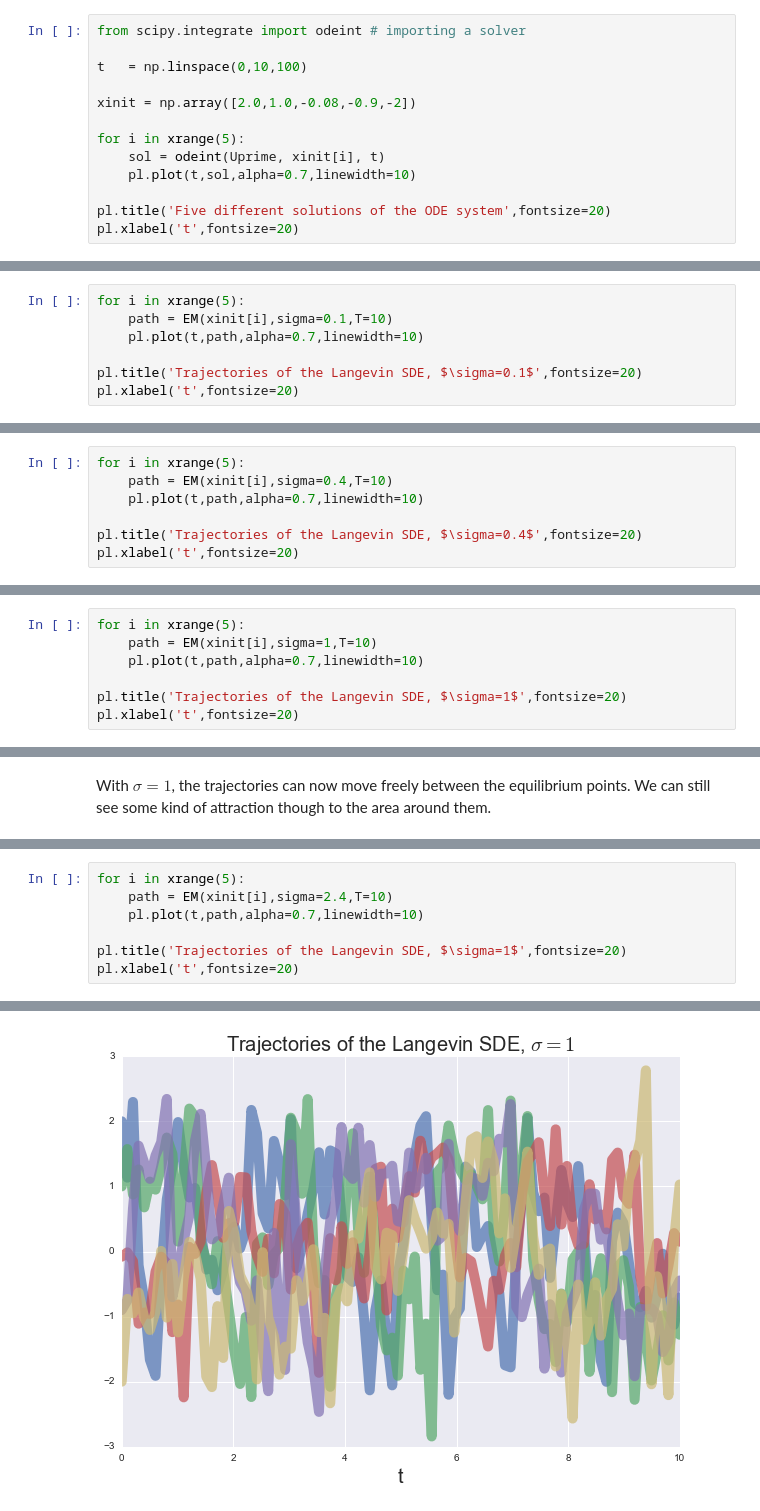
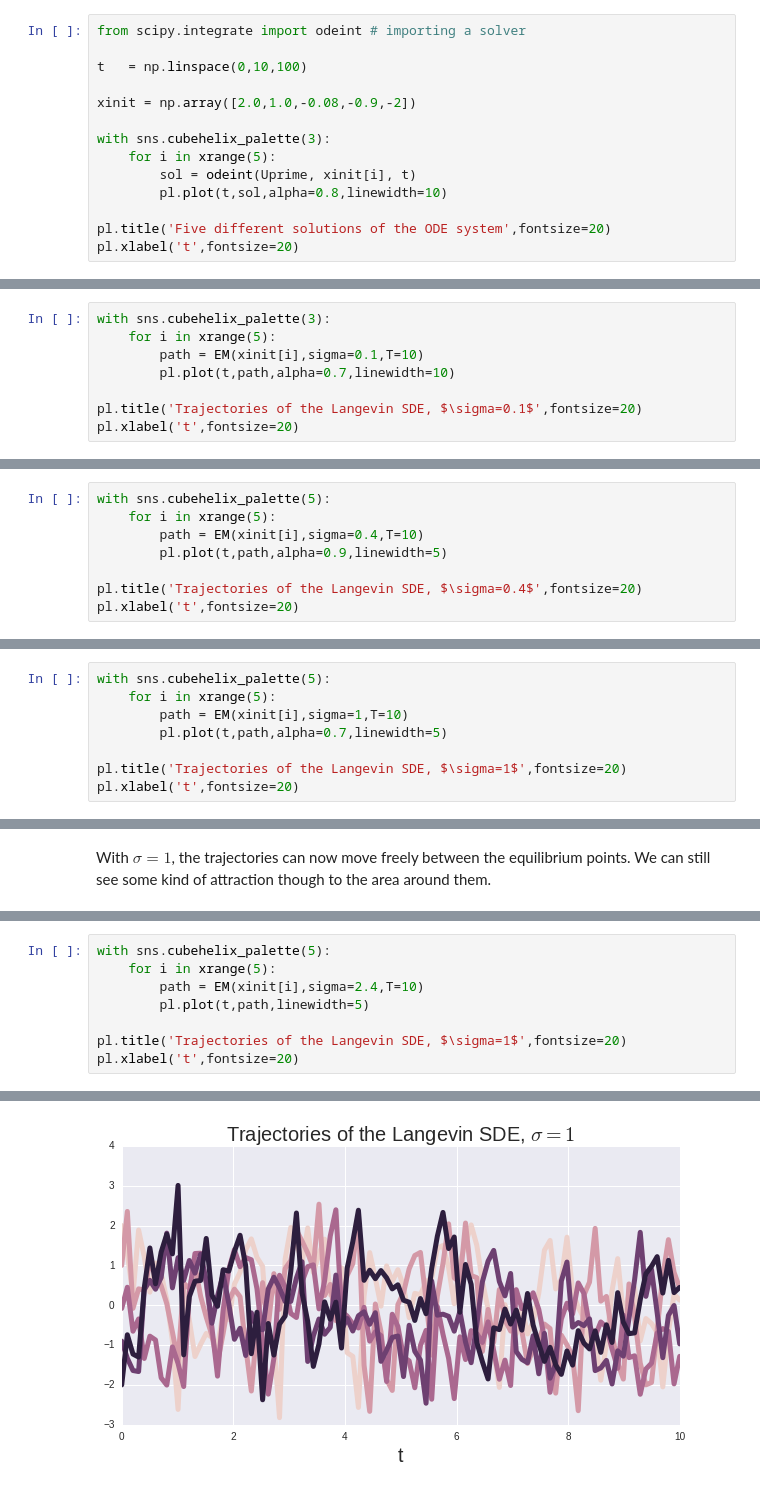
Before and after one commit to kgourgou/stoch-algo-variational-inference, a Jupyter notebook: ipython_notebooks/langevin.ipynb, the cells around one changed output, grey strips where cells are left out. Saved outputs shown, nothing was run; the diff lists cells and outputs as text.

```diff
--- a/ipython_notebooks/langevin.ipynb
+++ b/ipython_notebooks/langevin.ipynb
@@ -72,9 +74,10 @@ t   = np.linspace(0,10,100)
 
 xinit = np.array([2.0,1.0,-0.08,-0.9,-2])
 
-for i in xrange(5):
-    sol = odeint(Uprime, xinit[i], t)
-    pl.plot(t,sol,alpha=0.7,linewidth=10)
+with sns.cubehelix_palette(3):
+    for i in xrange(5):
+        sol = odeint(Uprime, xinit[i], t)
+        pl.plot(t,sol,alpha=0.8,linewidth=10)
 
 pl.title('Five different solutions of the ODE system',fontsize=20)
 pl.xlabel('t',fontsize=20)
@@ -122,9 +125,10 @@ def EM(xinit,sigma,T,Dt=0.1,a=-1,b=1):
 # %% [markdown]
 Now we can reproduce the picture from the deterministic case, but this time with the extra stochastic part. When $\sigma$ is small, we see a similar picture with previously as the deterministic dynamics overpower the stochasticity.
 # %%
-for i in xrange(5):
-    path = EM(xinit[i],sigma=0.1,T=10)
-    pl.plot(t,path,alpha=0.7,linewidth=10)
+with sns.cubehelix_palette(3):
+    for i in xrange(5):
+        path = EM(xinit[i],sigma=0.1,T=10)
+        pl.plot(t,path,alpha=0.7,linewidth=10)
 
 pl.title('Trajectories of the Langevin SDE, $\sigma=0.1$',fontsize=20)
 pl.xlabel('t',fontsize=20)
@@ -134,7 +138,8 @@ pl.xlabel('t',fontsize=20)
 # %%
-for i in xrange(5):
-    path = EM(xinit[i],sigma=0.4,T=10)
-    pl.plot(t,path,alpha=0.7,linewidth=10)
+with sns.cubehelix_palette(5):
+    for i in xrange(5):
+        path = EM(xinit[i],sigma=0.4,T=10)
+        pl.plot(t,path,alpha=0.9,linewidth=5)
 
 pl.title('Trajectories of the Langevin SDE, $\sigma=0.4$',fontsize=20)
 pl.xlabel('t',fontsize=20)
@@ -144,9 +149,10 @@ pl.xlabel('t',fontsize=20)
 # %% [markdown]
 Changing the $\sigma$ from $0.1$ to $0.4$ provides random "kicks" that are hard enough for the solutions to jump from one equilibrium to the other.
 # %%
-for i in xrange(5):
-    path = EM(xinit[i],sigma=1,T=10)
-    pl.plot(t,path,alpha=0.7,linewidth=10)
+with sns.cubehelix_palette(5):
+    for i in xrange(5):
+        path = EM(xinit[i],sigma=1,T=10)
+        pl.plot(t,path,alpha=0.7,linewidth=5)
 
 pl.title('Trajectories of the Langevin SDE, $\sigma=1$',fontsize=20)
 pl.xlabel('t',fontsize=20)
@@ -160,15 +166,16 @@ With $\sigma=1$, the trajectories can now move freely between the equilibrium po
 
 Let us attempt to set $\sigma$ to a larger number and see what happens.
 # %%
-for i in xrange(5):
-    path = EM(xinit[i],sigma=2.4,T=10)
-    pl.plot(t,path,alpha=0.7,linewidth=10)
+with sns.cubehelix_palette(5):
+    for i in xrange(5):
+        path = EM(xinit[i],sigma=2.4,T=10)
+        pl.plot(t,path,linewidth=5)
 
 pl.title('Trajectories of the Langevin SDE, $\sigma=1$',fontsize=20)
 pl.xlabel('t',fontsize=20)
 # %% [output]
 <matplotlib.text.Text at 0x...>
-[figure, old version]
+[figure, new version]
 # %% [markdown]
 Now the kicks are strong enough that the attractiveness (or repulsiveness) of the stationary points looks completely irrelevant. The dynamics are all about the stochastic part.
 
```
Also changed, not shown: parts of 12 cells of this notebook.
